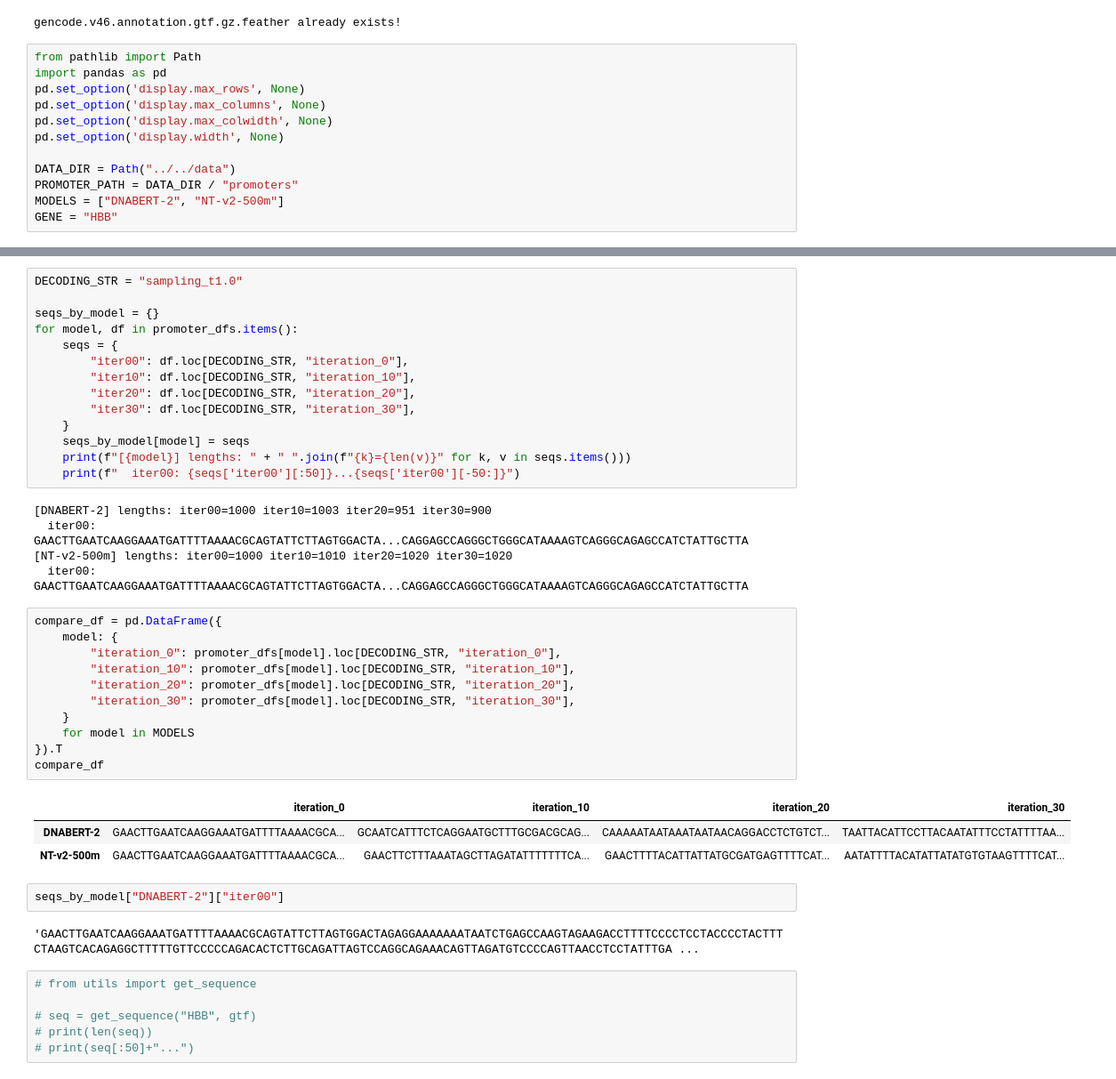
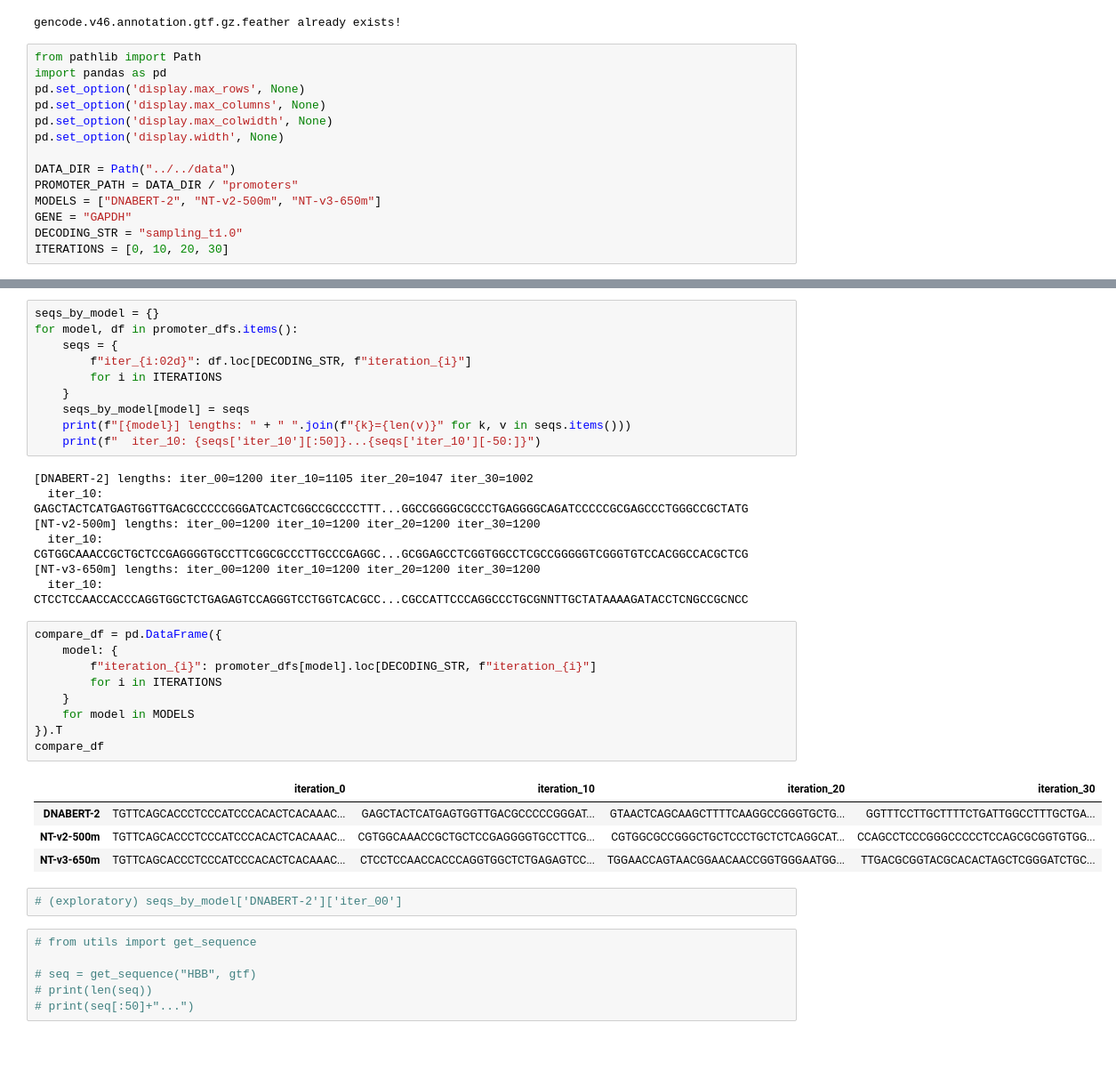
Before and after one commit to leemnj/iterative-dna-reconstruction, a Jupyter notebook: 03_dna-fm-to-alphagenome/regulator-to-alphagenome/compare-TSS-upstream.ipynb, the cells around one changed output, grey strips where cells are left out. Shown at 89% size. Drawn from its saved outputs; the diff is of its cells as text; blank space fills up the shorter version.

```diff
--- a/03_dna-fm-to-alphagenome/regulator-to-alphagenome/compare-TSS-upstream.ipynb
+++ b/03_dna-fm-to-alphagenome/regulator-to-alphagenome/compare-TSS-upstream.ipynb
@@ -37,8 +37,10 @@ pd.set_option('display.width', None)
 
 DATA_DIR = Path("../../data")
 PROMOTER_PATH = DATA_DIR / "promoters"
-MODELS = ["DNABERT-2", "NT-v2-500m"]
-GENE = "HBB"
+MODELS = ["DNABERT-2", "NT-v2-500m", "NT-v3-650m"]
+GENE = "GAPDH"
+DECODING_STR = "sampling_t1.0"
+ITERATIONS = [0, 10, 20, 30]
 # %%
 promoter_dfs = {}
 
@@ -59,41 +64,36 @@ for model in MODELS:
 # %%
-DECODING_STR = "sampling_t1.0"
-
 seqs_by_model = {}
 for model, df in promoter_dfs.items():
     seqs = {
-        "iter00": df.loc[DECODING_STR, "iteration_0"],
-        "iter10": df.loc[DECODING_STR, "iteration_10"],
-        "iter20": df.loc[DECODING_STR, "iteration_20"],
-        "iter30": df.loc[DECODING_STR, "iteration_30"],
+        f"iter_{i:02d}": df.loc[DECODING_STR, f"iteration_{i}"]
+        for i in ITERATIONS
     }
     seqs_by_model[model] = seqs
     print(f"[{model}] lengths: " + " ".join(f"{k}={len(v)}" for k, v in seqs.items()))
-    print(f"  iter00: {seqs['iter00'][:50]}...{seqs['iter00'][-50:]}")
+    print(f"  iter_10: {seqs['iter_10'][:50]}...{seqs['iter_10'][-50:]}")
 # %% [output]
-[DNABERT-2] lengths: iter00=1000 iter10=1003 iter20=951 iter30=900
-  iter00: GAACTTGAATCAAGGAAATGATTTTAAAACGCAGTATTCTTAGTGGACTA...CAGGAGCCAGGGCTGGGCATAAAAGTCAGGGCAGAGCCATCTATTGCTTA
-[NT-v2-500m] lengths: iter00=1000 iter10=1010 iter20=1020 iter30=1020
-  iter00: GAACTTGAATCAAGGAAATGATTTTAAAACGCAGTATTCTTAGTGGACTA...CAGGAGCCAGGGCTGGGCATAAAAGTCAGGGCAGAGCCATCTATTGCTTA
+[DNABERT-2] lengths: iter_00=1200 iter_10=1105 iter_20=1047 iter_30=1002
+  iter_10: GAGCTACTCATGAGTGGTTGACGCCCCCGGGATCACTCGGCCGCCCCTTT...GGCCGGGGCGCCCTGAGGGGCAGATCCCCCGCGAGCCCTGGGCCGCTATG
+[NT-v2-500m] lengths: iter_00=1200 iter_10=1200 iter_20=1200 iter_30=1200
+  iter_10: CGTGGCAAACCGCTGCTCCGAGGGGTGCCTTCGGCGCCCTTGCCCGAGGC...GCGGAGCCTCGGTGGCCTCGCCGGGGGTCGGGTGTCCACGGCCACGCTCG
+[NT-v3-650m] lengths: iter_00=1200 iter_10=1200 iter_20=1200 iter_30=1200
+  iter_10: CTCCTCCAACCACCCAGGTGGCTCTGAGAGTCCAGGGTCCTGGTCACGCC...CGCCATTCCCAGGCCCTGCGNNTTGCTATAAAAGATACCTCNGCCGCNCC
 # %%
 compare_df = pd.DataFrame({
     model: {
-        "iteration_0": promoter_dfs[model].loc[DECODING_STR, "iteration_0"],
-        "iteration_10": promoter_dfs[model].loc[DECODING_STR, "iteration_10"],
-        "iteration_20": promoter_dfs[model].loc[DECODING_STR, "iteration_20"],
-        "iteration_30": promoter_dfs[model].loc[DECODING_STR, "iteration_30"],
+        f"iteration_{i}": promoter_dfs[model].loc[DECODING_STR, f"iteration_{i}"]
+        for i in ITERATIONS
     }
     for model in MODELS
 }).T
 compare_df
 # %% [output]
 |  | iteration_0 | iteration_10 | iteration_20 | iteration_30 |
-| DNABERT-2 | GAACTTGAATCAAGGAAATGATTTTAAAACGCA... | GCAATCATTTCTCAGGAATGCTTTGCGACGCAG... | CAAAAATAATAAATAATAACAGGACCTCTGTCT... | TAATTACATTCCTTACAATATTTCCTATTTTAA... |
-| NT-v2-500m | GAACTTGAATCAAGGAAATGATTTTAAAACGCA... | GAACTTCTTTAAATAGCTTAGATATTTTTTTCA... | GAACTTTTACATTATTATGCGATGAGTTTTCAT... | AATATTTTACATATTATATGTGTAAGTTTTCAT... |
+| DNABERT-2 | TGTTCAGCACCCTCCCATCCCACACTCACAAAC... | GAGCTACTCATGAGTGGTTGACGCCCCCGGGAT... | GTAACTCAGCAAGCTTTTCAAGGCCGGGTGCTG... | GGTTTCCTTGCTTTTCTGATTGGCCTTTGCTGA... |
+| NT-v2-500m | TGTTCAGCACCCTCCCATCCCACACTCACAAAC... | CGTGGCAAACCGCTGCTCCGAGGGGTGCCTTCG... | CGTGGCGCCGGGCTGCTCCCTGCTCTCAGGCAT... | CCAGCCTCCCGGGCCCCCTCCAGCGCGGTGTGG... |
+| NT-v3-650m | TGTTCAGCACCCTCCCATCCCACACTCACAAAC... | CTCCTCCAACCACCCAGGTGGCTCTGAGAGTCC... | TGGAACCAGTAACGGAACAACCGGTGGGAATGG... | TTGACGCGGTACGCACACTAGCTCGGGATCTGC... |
 # %%
-seqs_by_model["DNABERT-2"]["iter00"]
+# (exploratory) seqs_by_model['DNABERT-2']['iter_00']
-# %% [output]
-'GAACTTGAATCAAGGAAATGATTTTAAAACGCAGTATTCTTAGTGGACTAGAGGAAAAAAATAATCTGAGCCAAGTAGAAGACCTTTTCCCCTCCTACCCCTACTTTCTAAGTCACAGAGGCTTTTTGTTCCCCCAGACACTCTTGCAGATTAGTCCAGGCAGAAACAGTTAGATGTCCCCAGTTAACCTCCTATTTGA ...
 # %%
 # from utils import get_sequence
 
```
Also changed, not shown: parts of 11 cells of this notebook, 8 other files.
